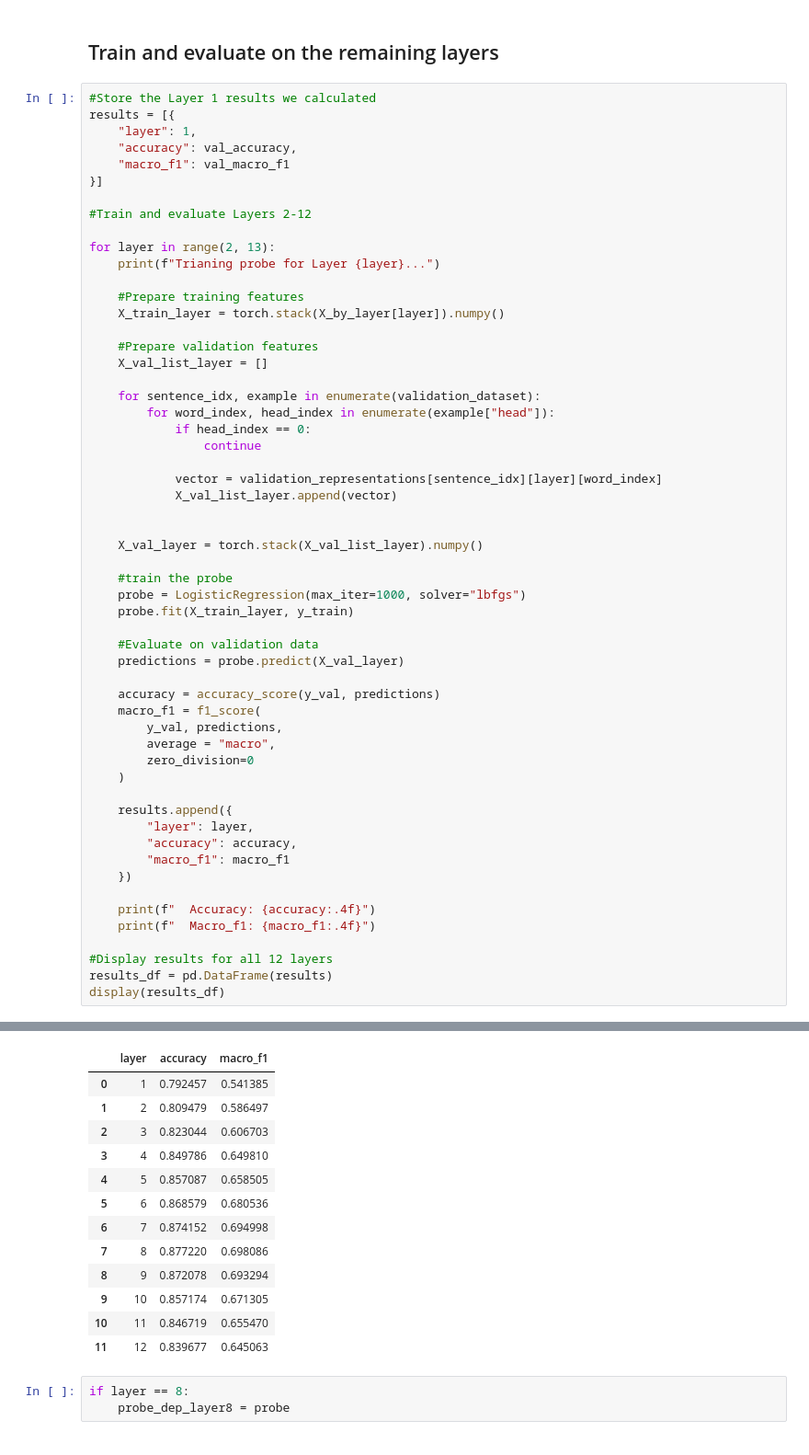
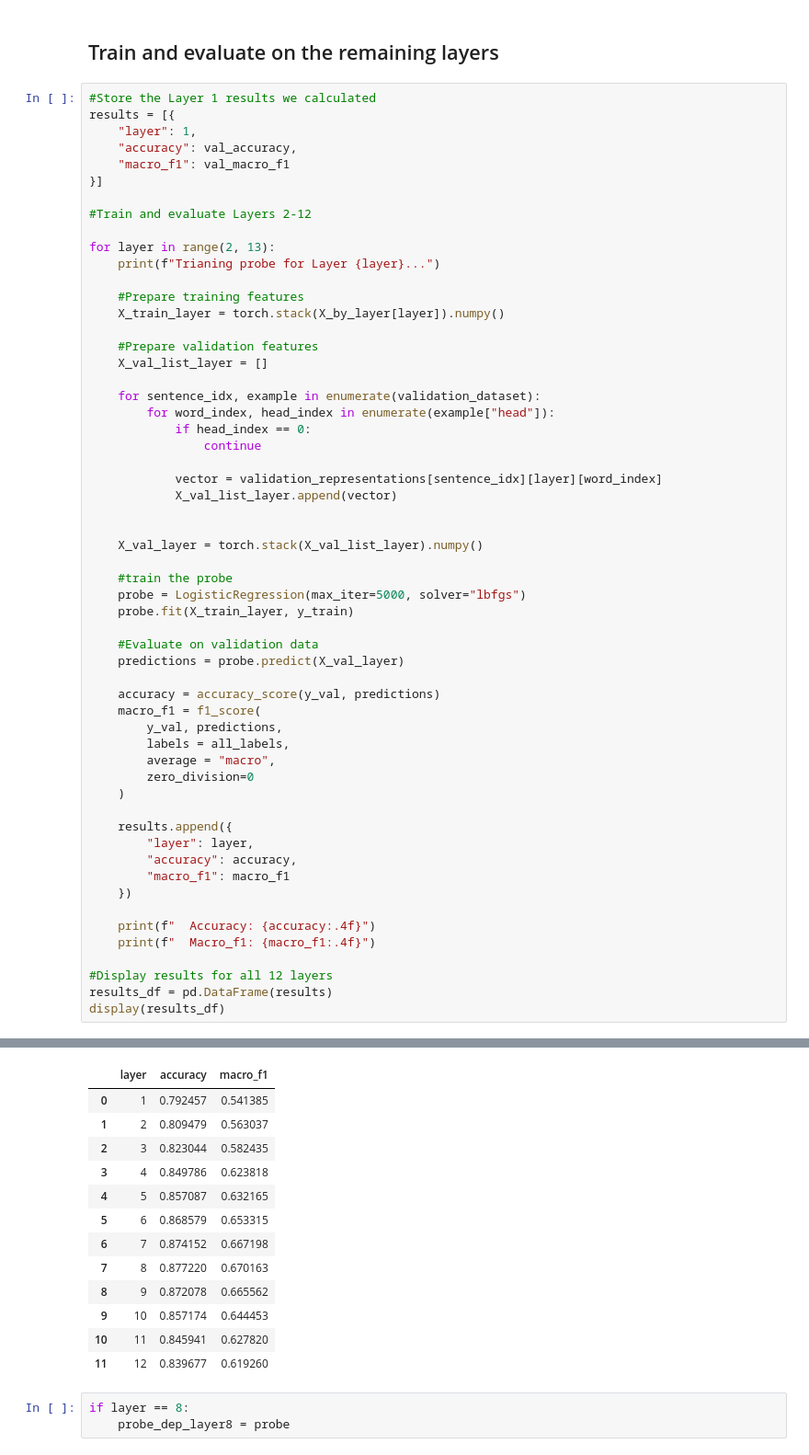
Before and after one commit to sanafathima-cs/Probing-Transformer-layers-for-syntactic-structure, a Jupyter notebook: src/dataset_exploration.ipynb, the cells around one changed output, grey strips where cells are left out. Shown at 92% size. Drawn from its saved outputs; the diff is of its cells as text.

```diff
--- a/src/dataset_exploration.ipynb
+++ b/src/dataset_exploration.ipynb
@@ -1566,7 +1566,7 @@ for layer in range(2, 13):
     X_val_layer = torch.stack(X_val_list_layer).numpy()
 
     #train the probe
-    probe = LogisticRegression(max_iter=1000, solver="lbfgs")
+    probe = LogisticRegression(max_iter=5000, solver="lbfgs")
     probe.fit(X_train_layer, y_train)
 
     #Evaluate on validation data
@@ -1575,6 +1575,7 @@ for layer in range(2, 13):
     accuracy = accuracy_score(y_val, predictions)
     macro_f1 = f1_score(
         y_val, predictions,
+        labels = all_labels,
         average = "macro",
         zero_division=0
     )
@@ -1625,16 +1613,16 @@ Trianing probe for Layer 12...
 |  | layer | accuracy | macro_f1 |
 | 0 | 1 | 0.792457 | 0.541385 |
-| 1 | 2 | 0.809479 | 0.586497 |
-| 2 | 3 | 0.823044 | 0.606703 |
-| 3 | 4 | 0.849786 | 0.649810 |
-| 4 | 5 | 0.857087 | 0.658505 |
-| 5 | 6 | 0.868579 | 0.680536 |
-| 6 | 7 | 0.874152 | 0.694998 |
-| 7 | 8 | 0.877220 | 0.698086 |
-| 8 | 9 | 0.872078 | 0.693294 |
-| 9 | 10 | 0.857174 | 0.671305 |
-| 10 | 11 | 0.846719 | 0.655470 |
-| 11 | 12 | 0.839677 | 0.645063 |
+| 1 | 2 | 0.809479 | 0.563037 |
+| 2 | 3 | 0.823044 | 0.582435 |
+| 3 | 4 | 0.849786 | 0.623818 |
+| 4 | 5 | 0.857087 | 0.632165 |
+| 5 | 6 | 0.868579 | 0.653315 |
+| 6 | 7 | 0.874152 | 0.667198 |
+| 7 | 8 | 0.877220 | 0.670163 |
+| 8 | 9 | 0.872078 | 0.665562 |
+| 9 | 10 | 0.857174 | 0.644453 |
+| 10 | 11 | 0.845941 | 0.627820 |
+| 11 | 12 | 0.839677 | 0.619260 |
 # %%
 if layer == 8:
     probe_dep_layer8 = probe
```
Also changed, not shown: parts of 7 cells of this notebook.
